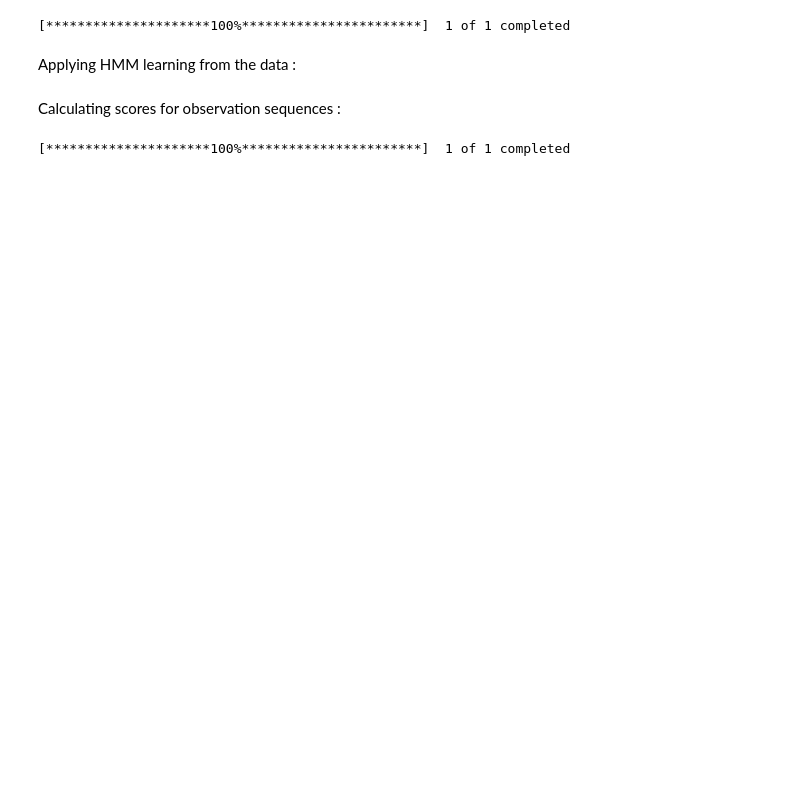
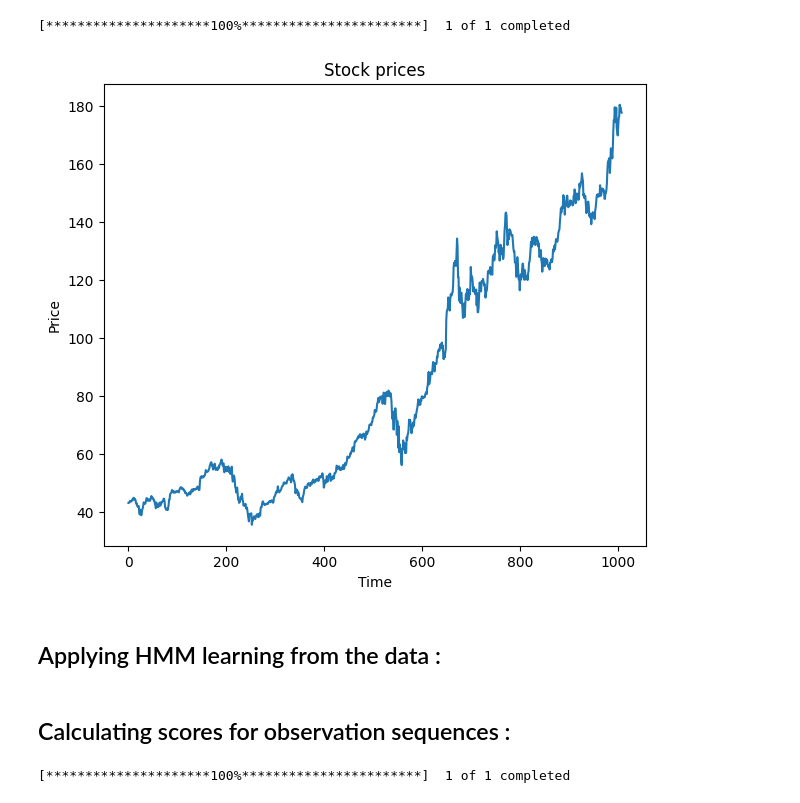
Before and after one commit to Bratet/Stock-Prediction-Using-Hidden-Markov-Chains, a Jupyter notebook: src/main.ipynb, the cells around one changed output. Drawn from its saved outputs; the diff is of its cells as text; code cells hidden in the pictures; blank space fills up the shorter version.

```diff
--- a/src/main.ipynb
+++ b/src/main.ipynb
@@ -12,8 +12,19 @@ stock_prices = get_stock_prices(company_symbol, start_date, end_date)
 price_movements = get_price_movements(stock_prices)
 # %% [output]
 [*********************100%***********************]  1 of 1 completed
+# %%
+# plot the stock prices and price movements
+plt.figure(figsize=(7, 6))
+plt.title("Stock prices")
+plt.xlabel("Time")
+plt.ylabel("Price")
+plt.plot(stock_prices)
+
+plt.show()
+# %% [output]
+[figure, added]
 # %% [markdown]
-Applying HMM learning from the data :
+## Applying HMM learning from the data :
 # %%
 # Train HMM model
 n_states = 2
@@ -21,7 +32,7 @@ iterations = 1000
 
 pi, A, O = baum_welch([price_movements], n_states, iterations=iterations)
 # %% [markdown]
-Calculating scores for observation sequences :
+## Calculating scores for observation sequences :
 # %%
 # Get new observation sequence
 obs_sequence = get_price_movements(get_stock_prices(company_symbol, "2022-01-01", "2022-01-31"))
```
Also changed, not shown: parts of 10 cells of this notebook, 1 other file.
